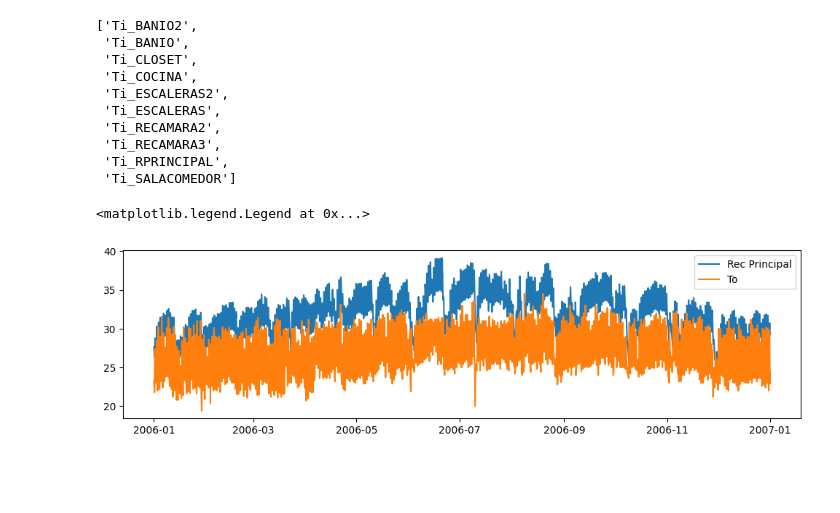
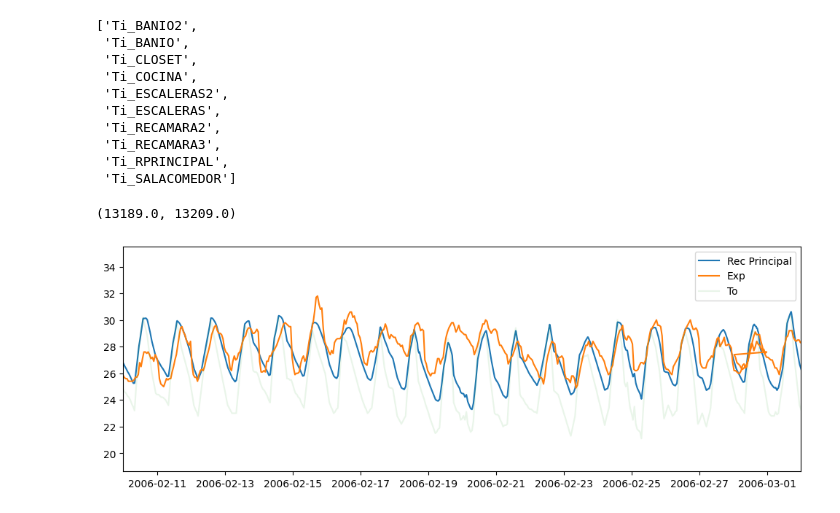
Before and after one commit to AltamarMx/ciudad_bosh, a Jupyter notebook: notebooks/003_initial_reviews.ipynb, the cells around one changed output. Cells and saved outputs as stored; diff of their text form; code cells hidden in the pictures; blank space fills up the shorter version.

```diff
--- a/notebooks/003_initial_reviews.ipynb
+++ b/notebooks/003_initial_reviews.ipynb
@@ -5,4 +6,9 @@ import matplotlib.pyplot as plt
 # %%
 f = "../osm/011_sc_definidos/run/eplusout.sql"
-datos = read_sql(f,alias=True).data
+sd  = read_sql(f,alias=True)
+datos = sd.data
 # datos
+# %%
+f = '../data/002_processed/Recamara_principal.csv'
+rec_p = pd.read_csv(f,index_col=0,parse_dates=True)
+rec_p.index = rec_p.index - pd.DateOffset(years=18)
@@ -21,12 +50,17 @@ zonas
  'Ti_RPRINCIPAL',
  'Ti_SALACOMEDOR']
 # %%
-fig, ax = plt.subplots(figsize=(12,3))
+fig, ax = plt.subplots(figsize=(12,4))
+
+f1 = parse('2006-02-10')
+f2 = f1 + pd.Timedelta('20d')
 
 ax.plot(datos.Ti_RPRINCIPAL,label="Rec Principal")
-ax.plot(datos.To,label="To")
+ax.plot(rec_p.Temp,label="Exp")
+ax.plot(datos.To,label="To",alpha=0.1)
 
 ax.legend()
+ax.set_xlim(f1,f2)
 # %% [output]
-<matplotlib.legend.Legend at 0x...>
+(13189.0, 13209.0)
-[figure, old version]
+[figure, new version]
```
Also changed, not shown: parts of 3 cells of this notebook, 56 other files.
